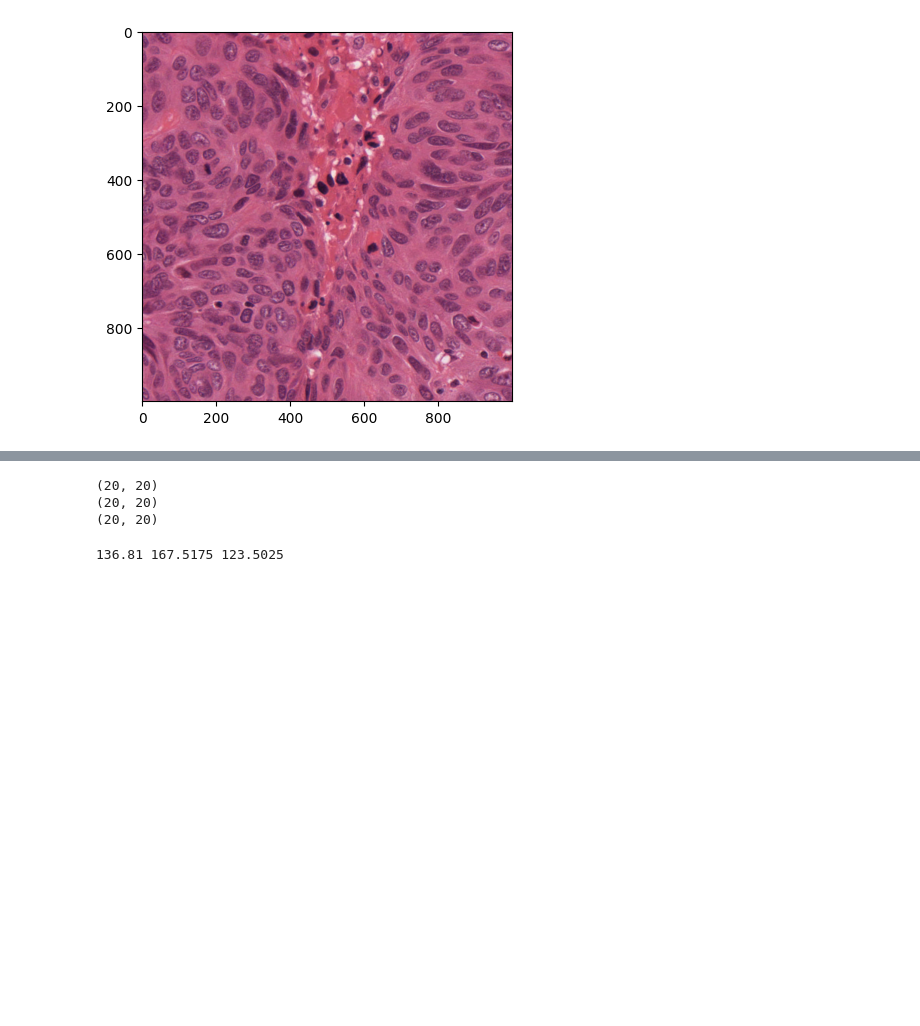
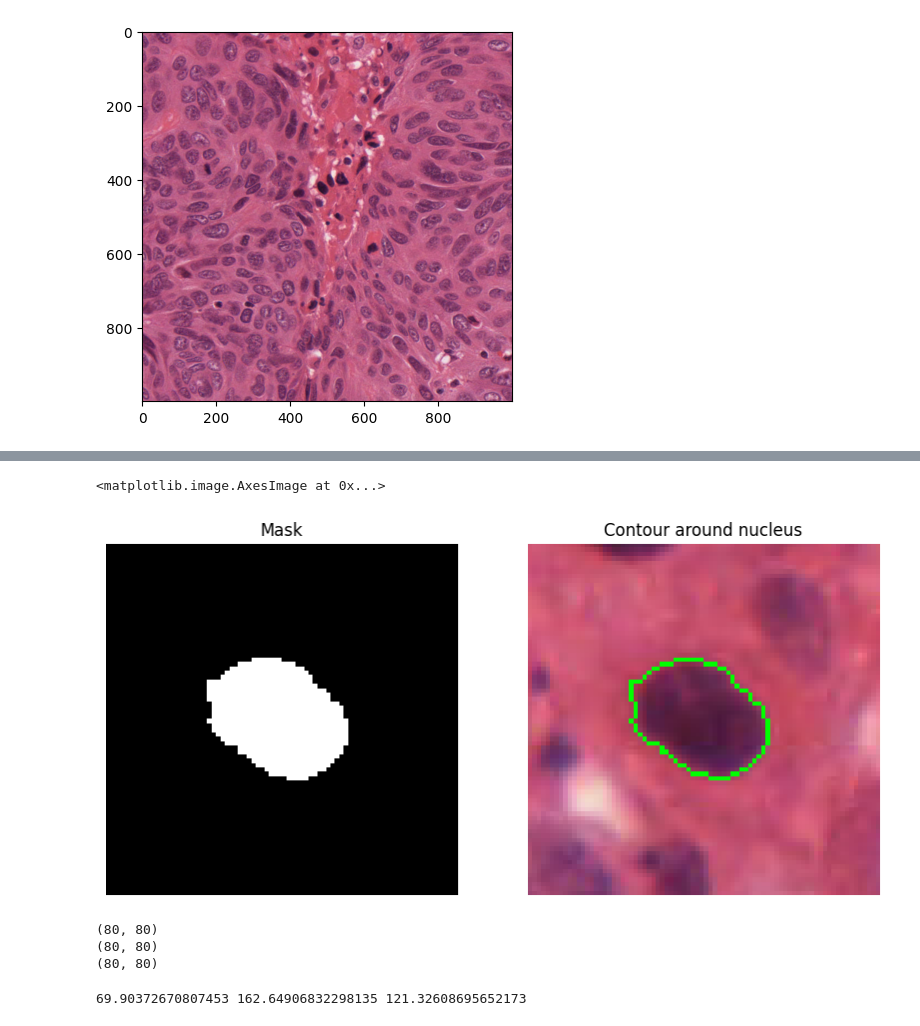
Before and after one commit to vktr274/computer-vision-image-correction-enhancement, a Jupyter notebook: experiment_2.ipynb, the cells around one changed output, grey strips where cells are left out. Saved outputs shown, nothing was run; the diff lists cells and outputs as text; code cells hidden in the pictures; blank space fills up the shorter version.

```diff
--- a/experiment_2.ipynb
+++ b/experiment_2.ipynb
@@ -58,23 +80,42 @@ plt.ylim([y_low, y_high])
+# %%
+rows = 1
+columns = 2
+
+fig = plt.figure(figsize=(10, 5))
+
+fig.add_subplot(rows, columns, 1)
+plt.axis("off")
+plt.title("Mask")
+plt.imshow(mask, cmap="gray")
+
+fig.add_subplot(rows, columns, 2)
+plt.axis("off")
+plt.title("Contour around nucleus")
+plt.imshow(contour_img)
+# %% [output]
+<matplotlib.image.AxesImage at 0x...>
+[figure, added]
 # %%
-lab_img = lab_images[image_index]
-split_lab_img = cv2.split(lab_img)
-L_ch_nucleus = split_lab_img[0][x_low:x_high, y_low:y_high]
-a_ch_nucleus = split_lab_img[1][x_low:x_high, y_low:y_high]
-b_ch_nucleus = split_lab_img[2][x_low:x_high, y_low:y_high]
+lab_img_nucleus = lab_images[image_index][y_low:y_high,x_low:x_high,:]
+split_lab_img_nucleus = cv2.split(lab_img_nucleus)
+
+L_ch_nucleus = split_lab_img_nucleus[0]
+a_ch_nucleus = split_lab_img_nucleus[1]
+b_ch_nucleus = split_lab_img_nucleus[2]
 
 print(L_ch_nucleus.shape)
 print(a_ch_nucleus.shape)
 print(b_ch_nucleus.shape)
 # %% [output]
-(20, 20)
-(20, 20)
-(20, 20)
+(80, 80)
+(80, 80)
+(80, 80)
 # %%
-L_mean_nucleus = np.mean(L_ch_nucleus)
-a_mean_nucleus = np.mean(a_ch_nucleus)
-b_mean_nucleus = np.mean(b_ch_nucleus)
+L_mean_nucleus = cv2.mean(L_ch_nucleus, mask=mask)[0]
+a_mean_nucleus = cv2.mean(a_ch_nucleus, mask=mask)[0]
+b_mean_nucleus = cv2.mean(b_ch_nucleus, mask=mask)[0]
 
 print(L_mean_nucleus, a_mean_nucleus, b_mean_nucleus)
 # %% [output]
-136.81 167.5175 123.5025
+69.90372670807453 162.64906832298135 121.32608695652173
 # %%
```
Also changed, not shown: parts of 10 cells of this notebook.
